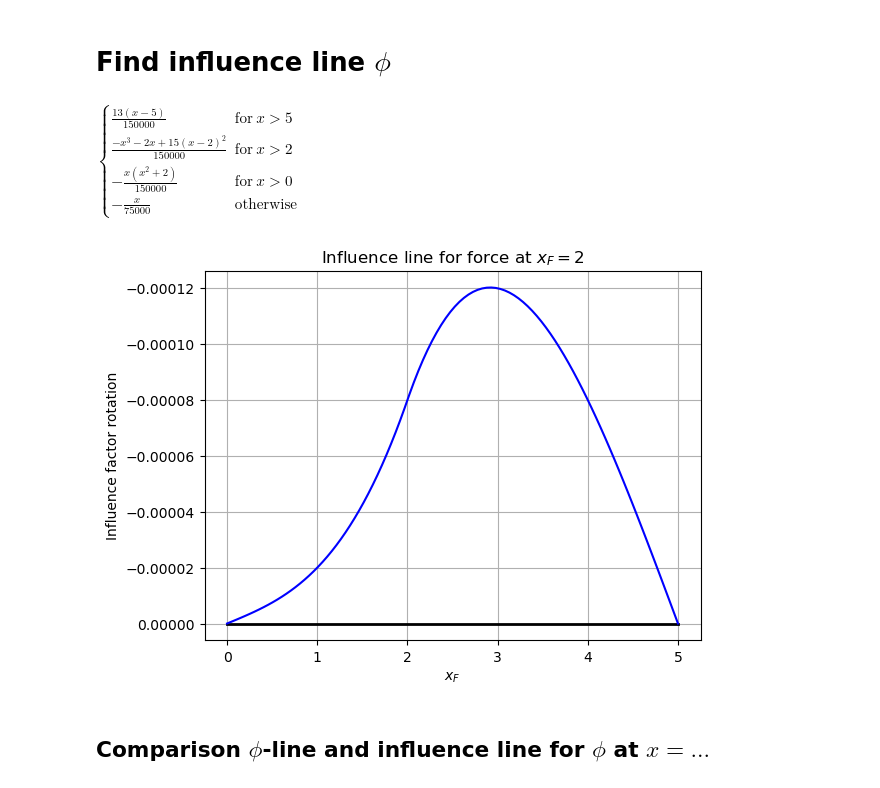
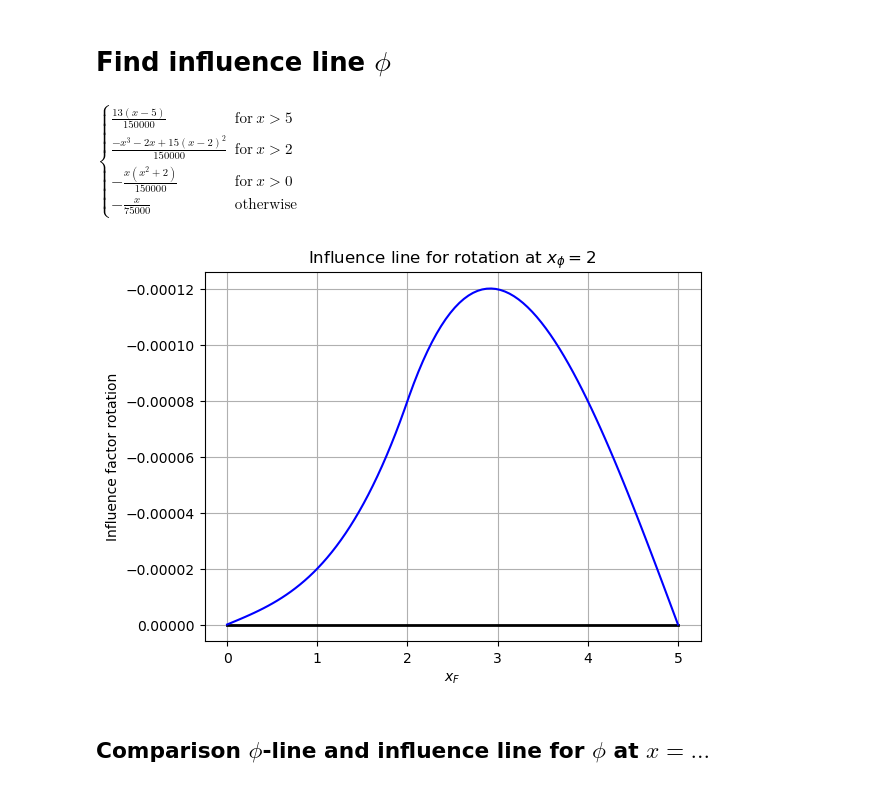
Before and after one commit to Tom-van-Woudenberg/Shared_notebooks, a Jupyter notebook: Structural_Mechanics_4/Interactive_influence_line_simple.ipynb, the cells around one changed output. Saved outputs shown, nothing was run; the diff lists cells and outputs as text; code cells hidden in the pictures.

```diff
--- a/Structural_Mechanics_4/Interactive_influence_line_simple.ipynb
+++ b/Structural_Mechanics_4/Interactive_influence_line_simple.ipynb
@@ -446,35 +446,35 @@ $\displaystyle \begin{cases} \frac{7}{25000} & \text{for}\: x > 5 \\\frac{- x^{2
 # %%
 q = -Bv * sp.SingularityFunction(x,L,-1) - Av * sp.SingularityFunction(x,0,-1) + 1 * sp.SingularityFunction(x,a,-2)
 V = -sp.integrate(q,x)+C1
 M = sp.integrate(V,x)+C2
 kappa = M / EI
 phi = sp.integrate(kappa,x)+C3
 w = -sp.integrate(phi,x)+C4
 eq1 = sp.Eq(w.subs(x,0),0)
 eq2 = sp.Eq(w.subs(x,L),0)
 eq3 = sp.Eq(M.subs(x,0),0)
 eq4 = sp.Eq(M.subs(x,L),0)
 eq5 = sp.Eq(V.subs(x,-1),0)
 eq6 = sp.Eq(V.subs(x,L+1),0)
 sol = sp.solve([eq1,eq2,eq3,eq4,eq5,eq6],[C1,C2,C3,C4,Av,Bv])
 w_sol = w.subs(sol)
 w_subs = w_sol.subs([(L,5),(a,2),(EI,5000)])
 w_inf_numpy = sp.lambdify([L,a,EI,x],w_sol.rewrite(sp.Piecewise))
 
 display(sp.simplify(w_subs.rewrite(sp.Piecewise)))
 x_plot = np.linspace(0,5,100)
 plt.plot([0,5],[0,0],color='black',linewidth=2)
 plt.plot(x_plot,w_inf_numpy(L=5,a=2,EI=5000,x=x_plot),color="blue")
 plt.xlabel('$x_F$')
 plt.ylabel('Influence factor rotation')
 axs = plt.gca()
 axs.grid()
 axs.invert_yaxis()
-title0 = 'Influence line for force at $x_F =  2 $'
+title0 = 'Influence line for rotation at $x_\phi =  2 $'
 axs.set_title(title0);
 # %% [output]
 $\displaystyle \begin{cases} \frac{13 \left(x - 5\right)}{150000} & \text{for}\: x > 5 \\\frac{- x^{3} - 2 x + 15 \left(x - 2\right)^{2}}{150000} & \text{for}\: x > 2 \\- \frac{x \left(x^{2} + 2\right)}{150000} & \text{for}\: x > 0 \\- \frac{x}{75000} & \text{otherwise} \end{cases}$
-[figure, old version]
+[figure, new version]
 # %% [markdown]
 ## Comparison $\phi$-line and influence line for $\phi$ at $x = ...$ #
 # %%
```
Also changed, not shown: parts of 9 cells of this notebook, 1 other file.
